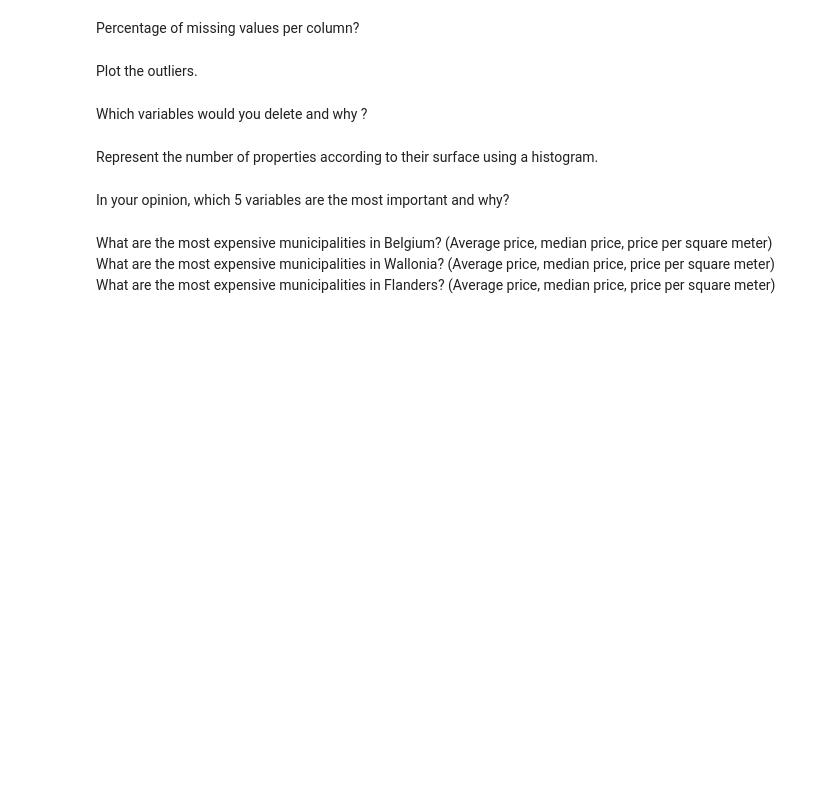
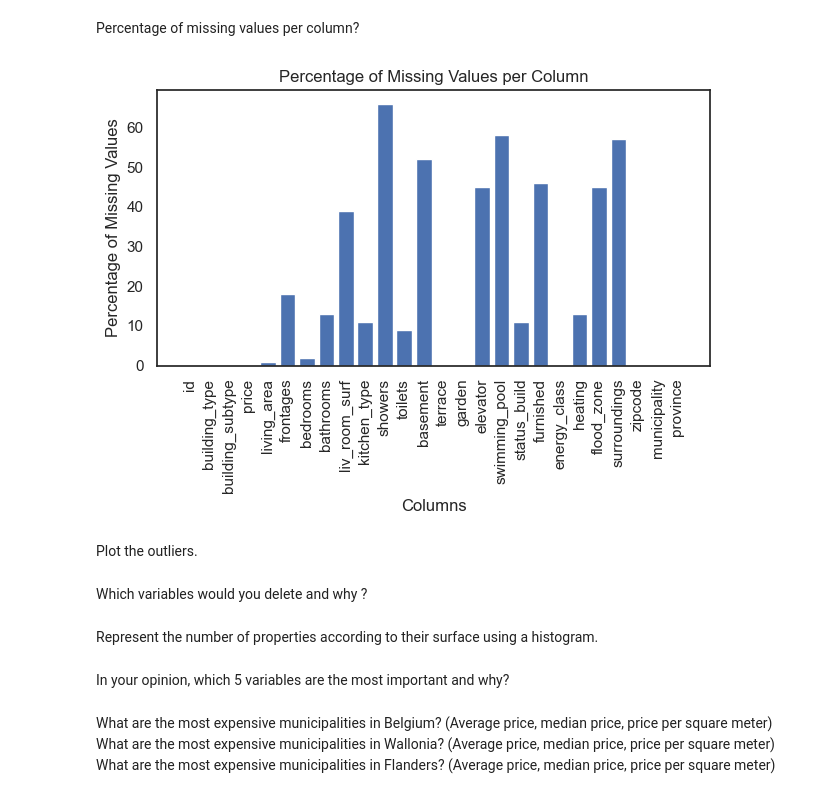
Before and after one commit to Bizkochito/challenge-data-analysis, a Jupyter notebook: src/utils/data_analysis.ipynb, the cells around one changed output. Drawn from its saved outputs; the diff is of its cells as text; code cells hidden in the pictures; blank space fills up the shorter version.

```diff
--- a/src/utils/data_analysis.ipynb
+++ b/src/utils/data_analysis.ipynb
@@ -67,3 +105,16 @@ missing_values = df.isnull().mean()
+# %%
+missing_values = df.isnull().mean().round(2)
+values = missing_values * 100
+
+plt.bar(values.index, values)
+plt.xlabel('Columns')
+plt.ylabel('Percentage of Missing Values')
+plt.title('Percentage of Missing Values per Column')
+plt.xticks(rotation=90)
+plt.tight_layout()
+plt.show()
+# %% [output]
+[figure, added]
 # %% [markdown]
 Plot the outliers.
 # %% [markdown]
```
Also changed, not shown: parts of 5 cells of this notebook.
